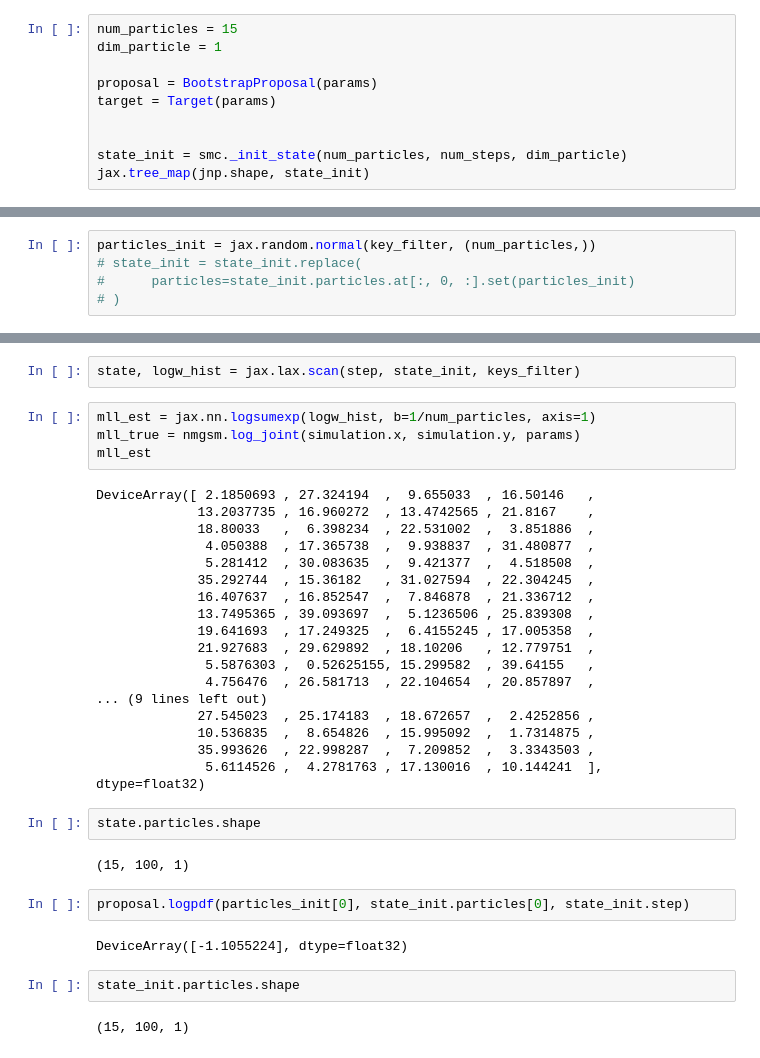
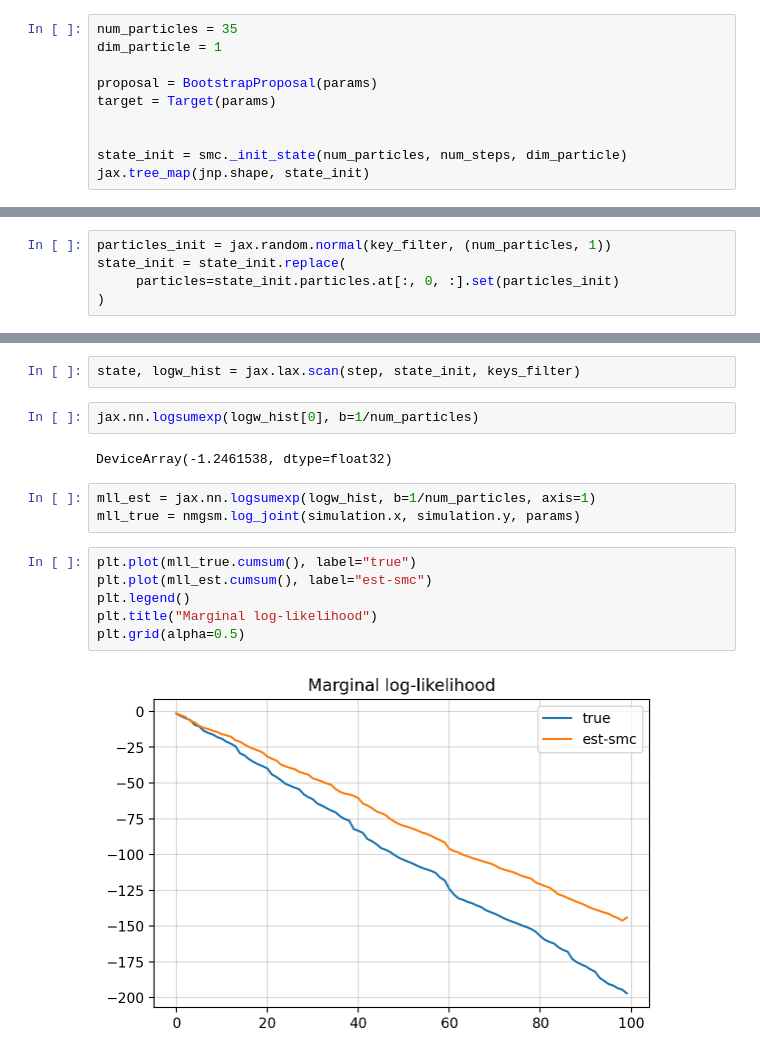
Before and after one commit to gerdm/elements-smc, a Jupyter notebook: notebooks/04-smc-nmgsm.ipynb, the cells around one changed output, grey strips where cells are left out. Drawn from its saved outputs; the diff is of its cells as text.

```diff
--- a/notebooks/04-smc-nmgsm.ipynb
+++ b/notebooks/04-smc-nmgsm.ipynb
@@ -64,7 +64,7 @@ class Target:
         log_likelihood = jnp.einsum("n,n->", lprobs, indv)
         return log_likelihood
 # %%
-num_particles = 15
+num_particles = 35
 dim_particle = 1
 
 proposal = BootstrapProposal(params)
@@ -78,8 +78,8 @@ State(particles=(15, 100, 1), log_weights=(15,), step=())
 # %%
-particles_init = jax.random.normal(key_filter, (num_particles,))
-# state_init = state_init.replace(
-#      particles=state_init.particles.at[:, 0, :].set(particles_init)
-# )
+particles_init = jax.random.normal(key_filter, (num_particles, 1))
+state_init = state_init.replace(
+     particles=state_init.particles.at[:, 0, :].set(particles_init)
+)
 # %%
 keys_filter = jax.random.split(key_filter, num_steps)
 
@@ -88,37 +88,18 @@ def step(state, key):
     return state_new, state_new.log_weights
 # %%
 state, logw_hist = jax.lax.scan(step, state_init, keys_filter)
+# %%
+jax.nn.logsumexp(logw_hist[0], b=1/num_particles)
+# %% [output]
+DeviceArray(-1.2461538, dtype=float32)
 # %%
 mll_est = jax.nn.logsumexp(logw_hist, b=1/num_particles, axis=1)
 mll_true = nmgsm.log_joint(simulation.x, simulation.y, params)
-mll_est
-# %% [output]
-DeviceArray([ 2.1850693 , 27.324194  ,  9.655033  , 16.50146   ,
-             13.2037735 , 16.960272  , 13.4742565 , 21.8167    ,
-             18.80033   ,  6.398234  , 22.531002  ,  3.851886  ,
-              4.050388  , 17.365738  ,  9.938837  , 31.480877  ,
-              5.281412  , 30.083635  ,  9.421377  ,  4.518508  ,
-             35.292744  , 15.36182   , 31.027594  , 22.304245  ,
-             16.407637  , 16.852547  ,  7.846878  , 21.336712  ,
-             13.7495365 , 39.093697  ,  5.1236506 , 25.839308  ,
-             19.641693  , 17.249325  ,  6.4155245 , 17.005358  ,
-             21.927683  , 29.629892  , 18.10206   , 12.779751  ,
-              5.5876303 ,  0.52625155, 15.299582  , 39.64155   ,
-              4.756476  , 26.581713  , 22.104654  , 20.857897  ,
-... (9 lines left out)
-             27.545023  , 25.174183  , 18.672657  ,  2.4252856 ,
-             10.536835  ,  8.654826  , 15.995092  ,  1.7314875 ,
-             35.993626  , 22.998287  ,  7.209852  ,  3.3343503 ,
-              5.6114526 ,  4.2781763 , 17.130016  , 10.144241  ],            dtype=float32)
 # %%
-state.particles.shape
+plt.plot(mll_true.cumsum(), label="true")
+plt.plot(mll_est.cumsum(), label="est-smc")
+plt.legend()
+plt.title("Marginal log-likelihood")
+plt.grid(alpha=0.5)
 # %% [output]
-(15, 100, 1)
+[figure, added]
-# %%
-proposal.logpdf(particles_init[0], state_init.particles[0], state_init.step)
-# %% [output]
-DeviceArray([-1.1055224], dtype=float32)
-# %%
-state_init.particles.shape
-# %% [output]
-(15, 100, 1)
```
Also changed, not shown: parts of 16 cells of this notebook.
